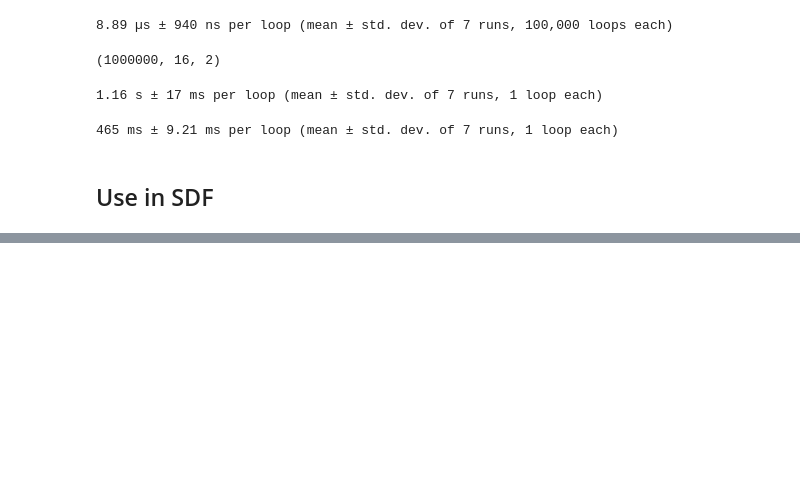
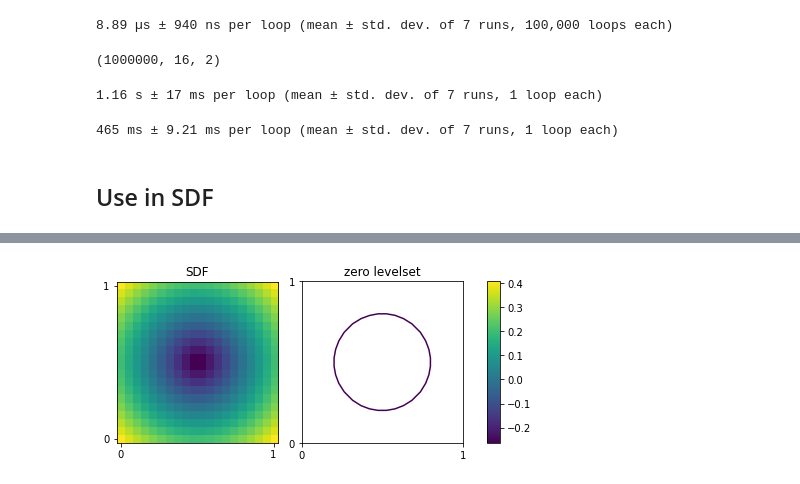
Before and after one commit to niklasschmitz/sdf_jax, a Jupyter notebook: hash_encoding.ipynb, the cells around one changed output, grey strips where cells are left out. Saved outputs shown, nothing was run; the diff lists cells and outputs as text; code cells hidden in the pictures; blank space fills up the shorter version.

```diff
--- a/hash_encoding.ipynb
+++ b/hash_encoding.ipynb
@@ -85,0 +183,19 @@ class HashEmbedding(tx.Module):
+# %%
+# it seems coordinates matter a lot.
+# is the unit square a default assumption ?
+# TODO investigate / think
+
+def sdf_sphere2(x):
+    center = np.array([0.5, 0.5])
+    radius = 0.3
+    return jnp.linalg.norm(x - center) - radius
+
+loss, model = fit(
+    sdf_sphere2,
+    xy_lims=(0,1),
+    lr=1e-4,
+    steps=500,
+    cb_every=100,
+)
+plot2d(model, ngrid=20, xy_lims=(0,1))
+# %% [output]
@@ -85,0 +207 @@ class HashEmbedding(tx.Module):
+[figure, added]
```
Also changed, not shown: parts of 7 cells of this notebook.
